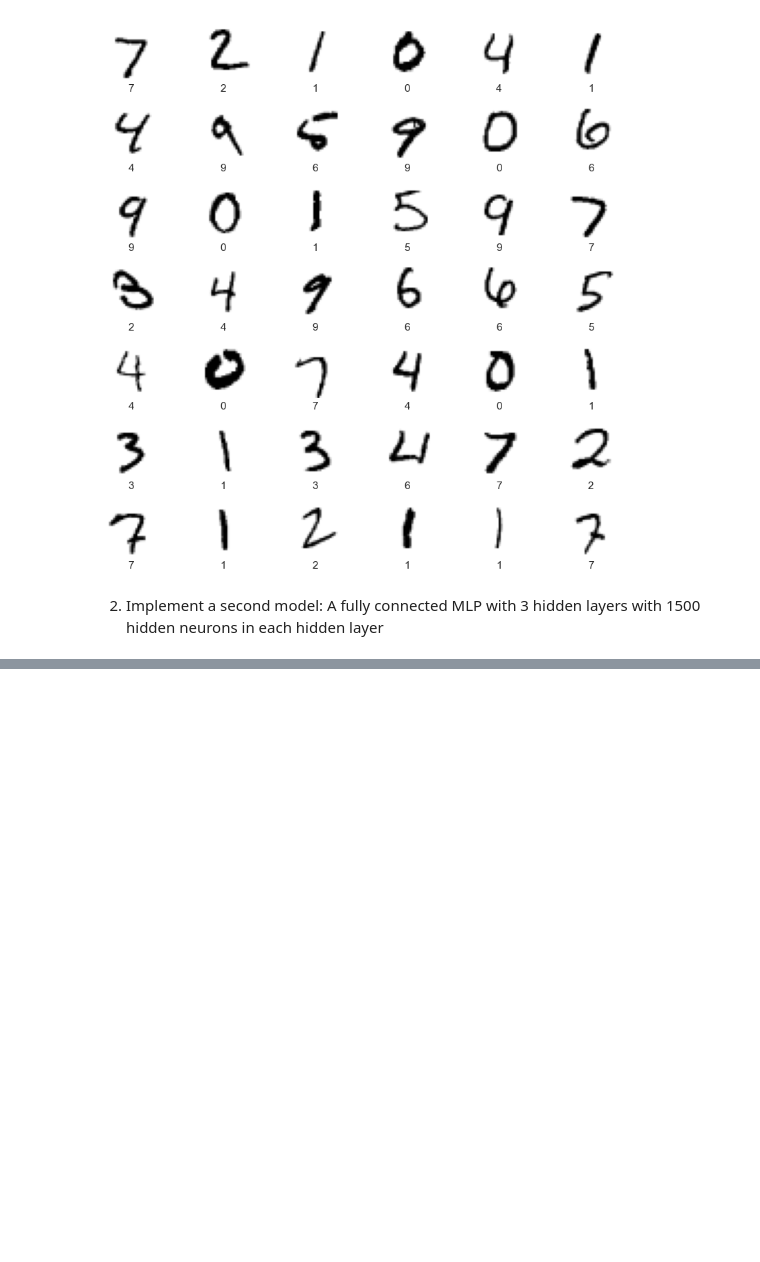
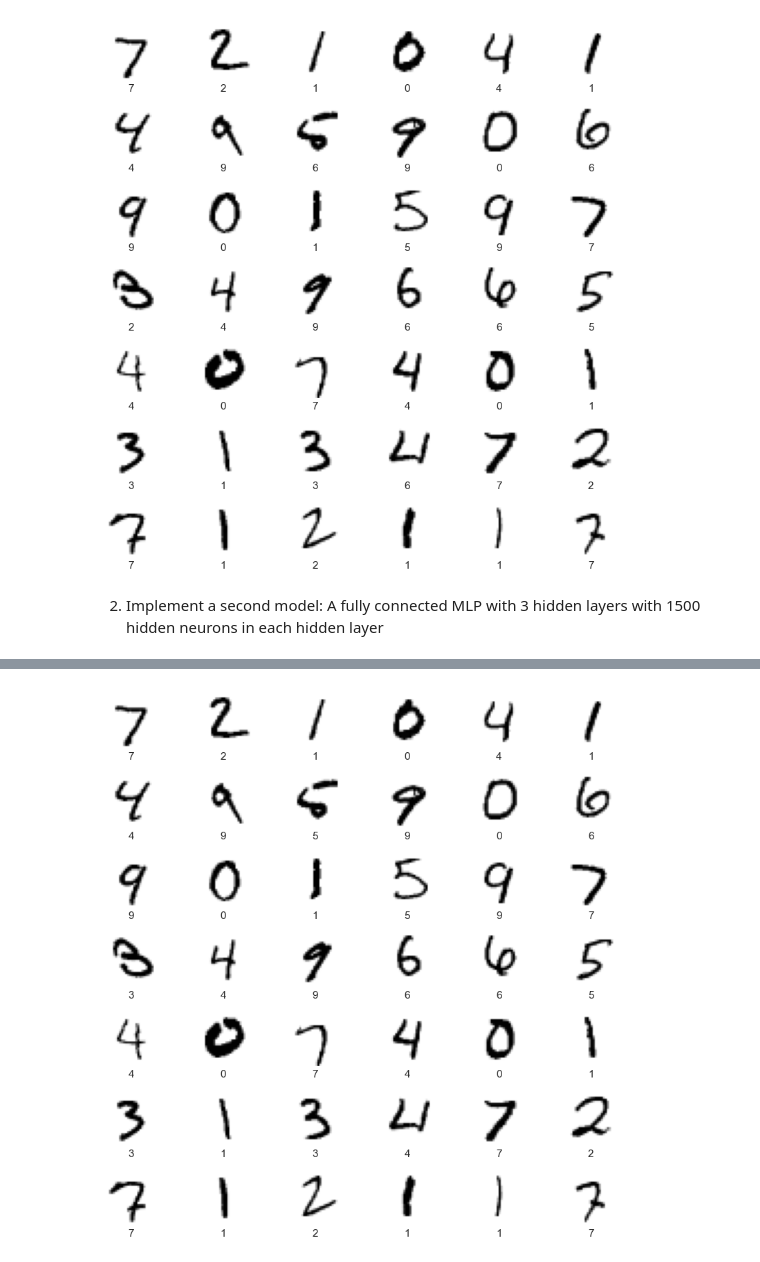
Before and after one commit to Javiermateor/Machine-Intelligence-I, a Jupyter notebook: Exercises/Exercise_06.ipynb, the cells around one changed output, grey strips where cells are left out. Saved outputs shown, nothing was run; the diff lists cells and outputs as text; code cells hidden in the pictures; blank space fills up the shorter version.

```diff
--- a/Exercises/Exercise_06.ipynb
+++ b/Exercises/Exercise_06.ipynb
@@ -208,0 +209,22 @@ plt.show()
+# %%
+# Evaluate the model
+test_loss, test_acc = model_mlp.evaluate(x_test, y_test, verbose=2)
+print('Test accuracy:', test_acc)
+
+# Predict the labels of the test set
+predictions = model_mlp.predict(x_test)
+
+# Plot the first 42 images in the test set and their predicted labels
+plt.figure(figsize=(10,10))
+for i in range(42):
+    plt.subplot(7,6,i+1)
+    plt.xticks([])
+    plt.yticks([])
+    plt.grid(False)
+    plt.imshow(x_test[i], cmap=plt.cm.binary)
+    plt.xlabel(np.argmax(predictions[i]))
+
+
+plt.subplots_adjust(hspace=0.40)
+plt.show()
+# %% [output]
@@ -208,0 +234 @@ plt.show()
+[figure, added]
```
Also changed, not shown: parts of 7 cells of this notebook.
